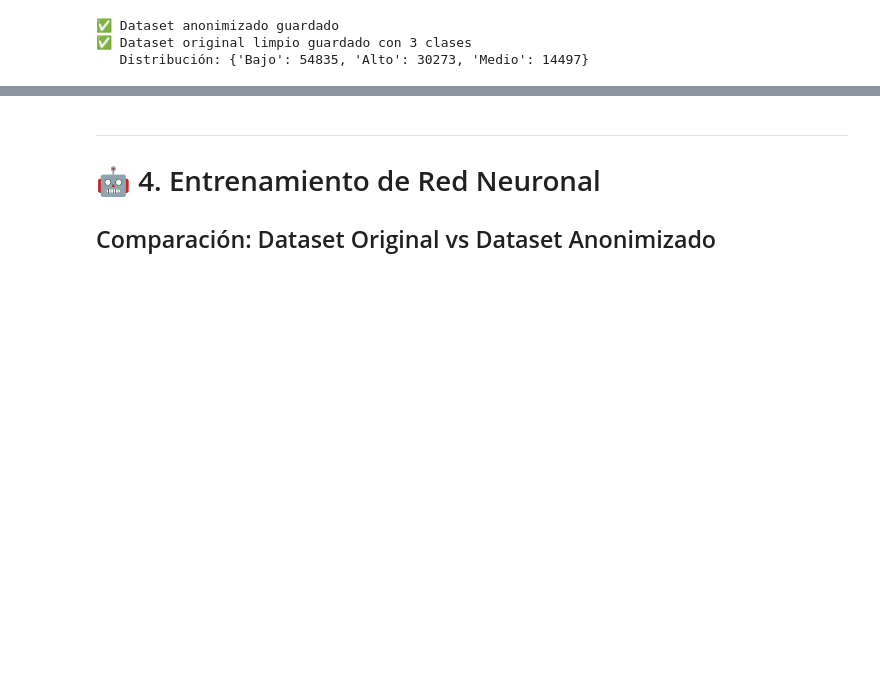
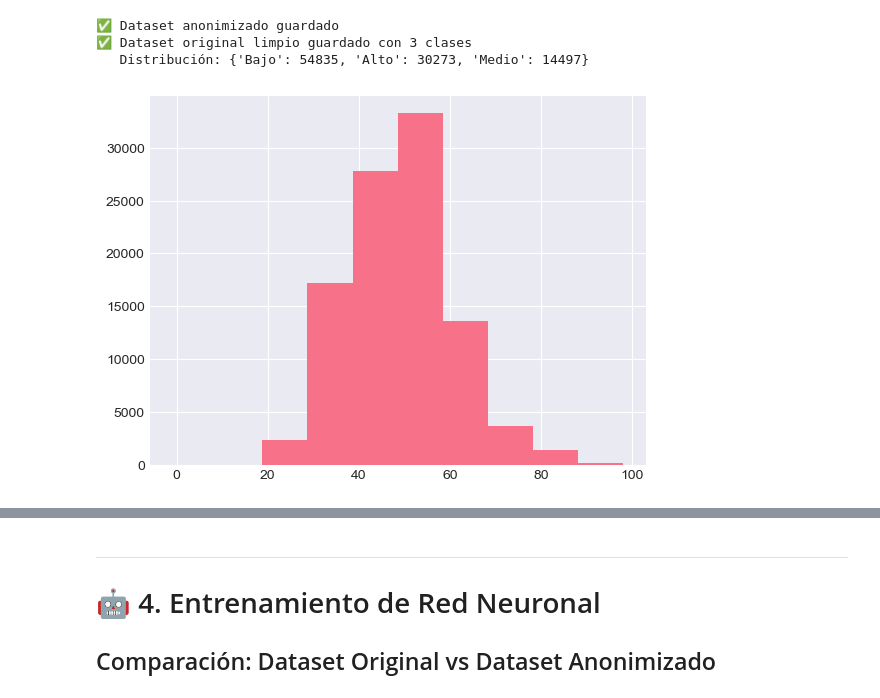
Before and after one commit to JuanNoraB/Projectos_Redes_neuronales-predicci-n_salario_Ecuador, a Jupyter notebook: REDES_NEURONALES_EXAMEN_FINAL.ipynb, the cells around one changed output, grey strips where cells are left out. Cells and saved outputs as stored; diff of their text form; code cells hidden in the pictures; blank space fills up the shorter version.

```diff
--- a/REDES_NEURONALES_EXAMEN_FINAL.ipynb
+++ b/REDES_NEURONALES_EXAMEN_FINAL.ipynb
@@ -389,12 +421,6 @@ if 'FECHA_NACIMIENTO' in df_original_limpio.columns:
     df_original_limpio['EDAD'] = (pd.Timestamp('2016-01-01') - df_original_limpio['FECHA_NACIMIENTO']).dt.days // 365
     df_original_limpio = df_original_limpio.drop(columns=['FECHA_NACIMIENTO'])
 
-if 'FECHA_INICIO' in df_original_limpio.columns:
-    df_original_limpio['FECHA_INICIO'] = pd.to_datetime(df_original_limpio['FECHA_INICIO'], format='%d/%m/%y', errors='coerce')
-    df_original_limpio['ANTIGUEDAD_DIAS'] = (pd.Timestamp('2016-01-01') - df_original_limpio['FECHA_INICIO']).dt.days
-    df_original_limpio['ANTIGUEDAD_DIAS'] = df_original_limpio['ANTIGUEDAD_DIAS'].clip(lower=0)
-    df_original_limpio = df_original_limpio.drop(columns=['FECHA_INICIO'])
-
 # REGENERAR CATEGORIA_SUELDO CON 3 CLASES AQUÍ
 percentiles_save = df_original_limpio['RMU_PUESTO'].quantile([0.33, 0.66]).values
 df_original_limpio['CATEGORIA_SUELDO'] = df_original_limpio['RMU_PUESTO'].apply(
@@ -408,3 +434,9 @@ print(f'   Distribución: {df_original_limpio["CATEGORIA_SUELDO"].value_counts()
 ✅ Dataset anonimizado guardado
 ✅ Dataset original limpio guardado con 3 clases
    Distribución: {'Bajo': 54835, 'Alto': 30273, 'Medio': 14497}
+# %%
+#histograma de edades
+plt.hist(df_original_limpio['EDAD'])
+plt.show()
+# %% [output]
+[figure, added]
```
Also changed, not shown: parts of 11 cells of this notebook, 7 other files.
